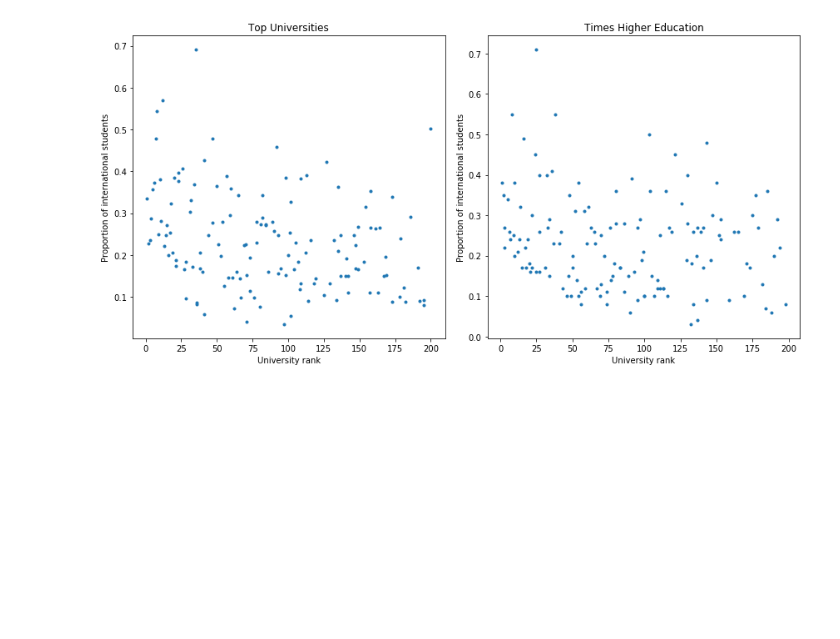
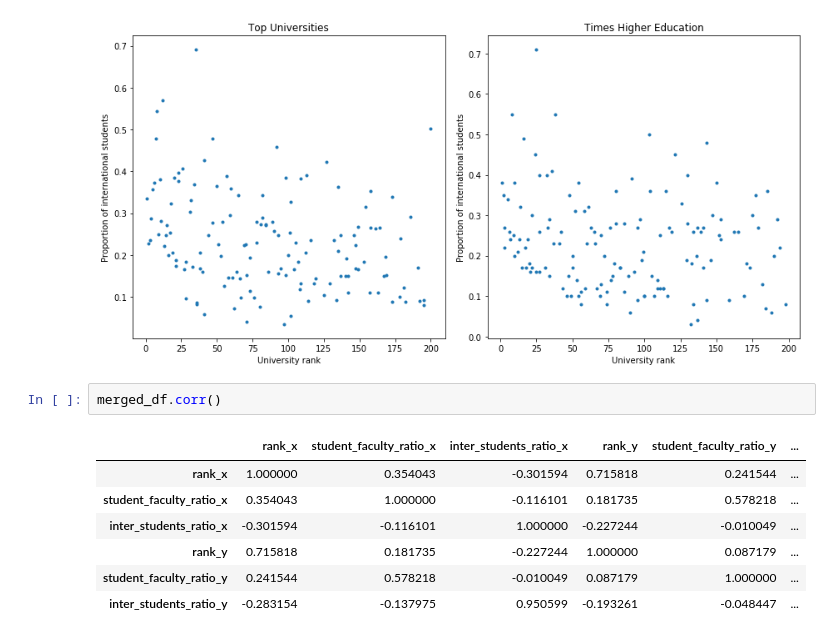
Before and after one commit to brunowicht/ada_project, a Jupyter notebook: 02 - Data from the Web/Homework2.ipynb, the cells around one changed output. Cells and saved outputs as stored; diff of their text form; blank space fills up the shorter version.

```diff
--- a/02 - Data from the Web/Homework2.ipynb
+++ b/02 - Data from the Web/Homework2.ipynb
@@ -367,3 +362,13 @@ plt.show()
 # %% [output]
 [figure]
 [figure]
+# %%
+merged_df.corr()
+# %% [output]
+|  | rank_x | student_faculty_ratio_x | inter_students_ratio_x | rank_y | student_faculty_ratio_y | ... |
+| rank_x | 1.000000 | 0.354043 | -0.301594 | 0.715818 | 0.241544 | ... |
+| student_faculty_ratio_x | 0.354043 | 1.000000 | -0.116101 | 0.181735 | 0.578218 | ... |
+| inter_students_ratio_x | -0.301594 | -0.116101 | 1.000000 | -0.227244 | -0.010049 | ... |
+| rank_y | 0.715818 | 0.181735 | -0.227244 | 1.000000 | 0.087179 | ... |
+| student_faculty_ratio_y | 0.241544 | 0.578218 | -0.010049 | 0.087179 | 1.000000 | ... |
+| inter_students_ratio_y | -0.283154 | -0.137975 | 0.950599 | -0.193261 | -0.048447 | ... |
```
Also changed, not shown: parts of 23 cells of this notebook.
